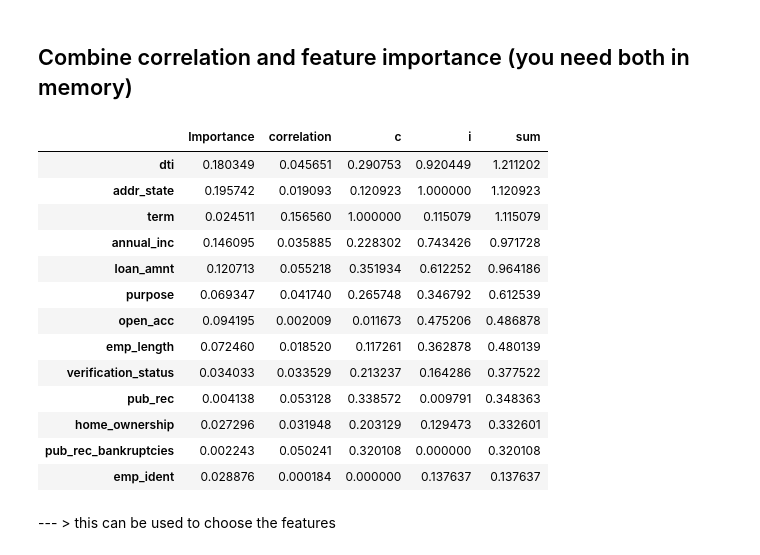
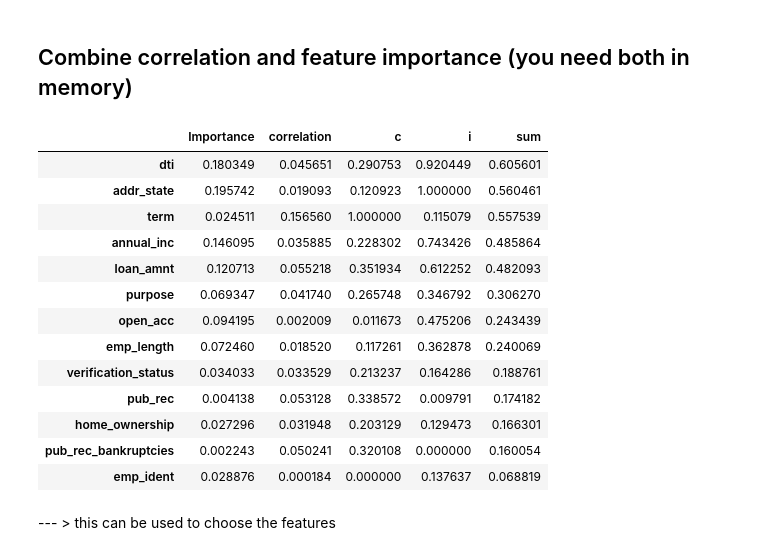
Before and after one commit to torben90/NF_Prj_LendingClub, a Jupyter notebook: sub_notebooks/main_parts/Feature_Engineering_.ipynb, the cells around one changed output. Drawn from its saved outputs; the diff is of its cells as text; code cells hidden in the pictures.

```diff
--- a/sub_notebooks/main_parts/Feature_Engineering_.ipynb
+++ b/sub_notebooks/main_parts/Feature_Engineering_.ipynb
@@ -322,23 +322,23 @@ Saving figure feat_target_corr
 # %%
 imcor = importance_join.join(pd.DataFrame(corr_join.apply(lambda x: abs(x)), columns=['correlation']))
 imcor['c'] = MinMaxScaler().fit_transform(imcor.correlation.values.reshape(-1, 1))
 imcor['i'] = MinMaxScaler().fit_transform(imcor.Importance.values.reshape(-1, 1))
-imcor = imcor.eval('sum = c + i')
+imcor = imcor.eval('sum = (c + i)/2')
 imcor.sort_values(by=['sum'], ascending = False)
 # %% [output]
 |  | Importance | correlation | c | i | sum |
-| dti | 0.180349 | 0.045651 | 0.290753 | 0.920449 | 1.211202 |
-| addr_state | 0.195742 | 0.019093 | 0.120923 | 1.000000 | 1.120923 |
-| term | 0.024511 | 0.156560 | 1.000000 | 0.115079 | 1.115079 |
-| annual_inc | 0.146095 | 0.035885 | 0.228302 | 0.743426 | 0.971728 |
-| loan_amnt | 0.120713 | 0.055218 | 0.351934 | 0.612252 | 0.964186 |
-| purpose | 0.069347 | 0.041740 | 0.265748 | 0.346792 | 0.612539 |
-| open_acc | 0.094195 | 0.002009 | 0.011673 | 0.475206 | 0.486878 |
-| emp_length | 0.072460 | 0.018520 | 0.117261 | 0.362878 | 0.480139 |
-| verification_status | 0.034033 | 0.033529 | 0.213237 | 0.164286 | 0.377522 |
-| pub_rec | 0.004138 | 0.053128 | 0.338572 | 0.009791 | 0.348363 |
-| home_ownership | 0.027296 | 0.031948 | 0.203129 | 0.129473 | 0.332601 |
-| pub_rec_bankruptcies | 0.002243 | 0.050241 | 0.320108 | 0.000000 | 0.320108 |
-| emp_ident | 0.028876 | 0.000184 | 0.000000 | 0.137637 | 0.137637 |
+| dti | 0.180349 | 0.045651 | 0.290753 | 0.920449 | 0.605601 |
+| addr_state | 0.195742 | 0.019093 | 0.120923 | 1.000000 | 0.560461 |
+| term | 0.024511 | 0.156560 | 1.000000 | 0.115079 | 0.557539 |
+| annual_inc | 0.146095 | 0.035885 | 0.228302 | 0.743426 | 0.485864 |
+| loan_amnt | 0.120713 | 0.055218 | 0.351934 | 0.612252 | 0.482093 |
+| purpose | 0.069347 | 0.041740 | 0.265748 | 0.346792 | 0.306270 |
+| open_acc | 0.094195 | 0.002009 | 0.011673 | 0.475206 | 0.243439 |
+| emp_length | 0.072460 | 0.018520 | 0.117261 | 0.362878 | 0.240069 |
+| verification_status | 0.034033 | 0.033529 | 0.213237 | 0.164286 | 0.188761 |
+| pub_rec | 0.004138 | 0.053128 | 0.338572 | 0.009791 | 0.174182 |
+| home_ownership | 0.027296 | 0.031948 | 0.203129 | 0.129473 | 0.166301 |
+| pub_rec_bankruptcies | 0.002243 | 0.050241 | 0.320108 | 0.000000 | 0.160054 |
+| emp_ident | 0.028876 | 0.000184 | 0.000000 | 0.137637 | 0.068819 |
 # %% [markdown]
 --- > this can be used to choose the features
```
